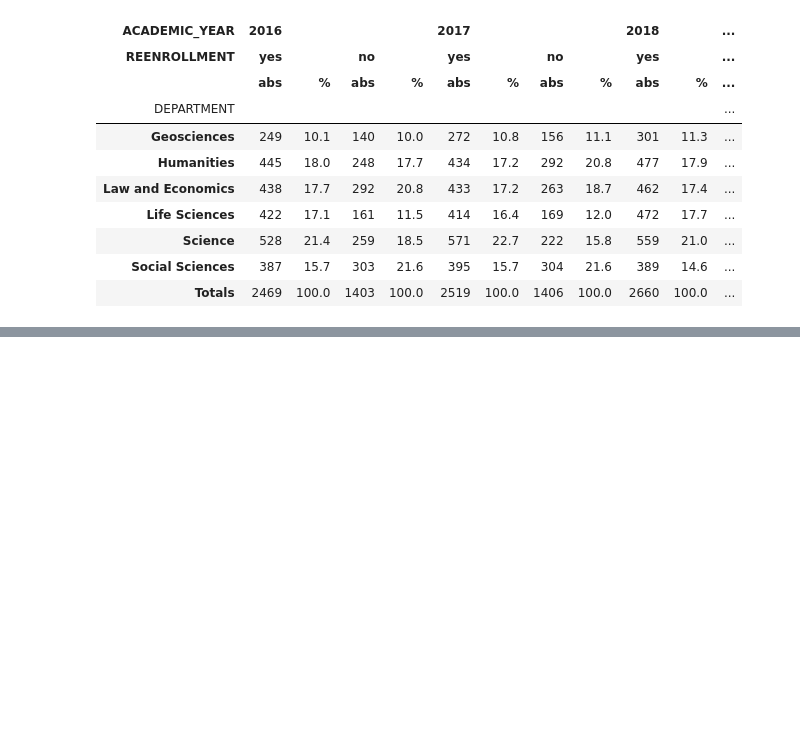
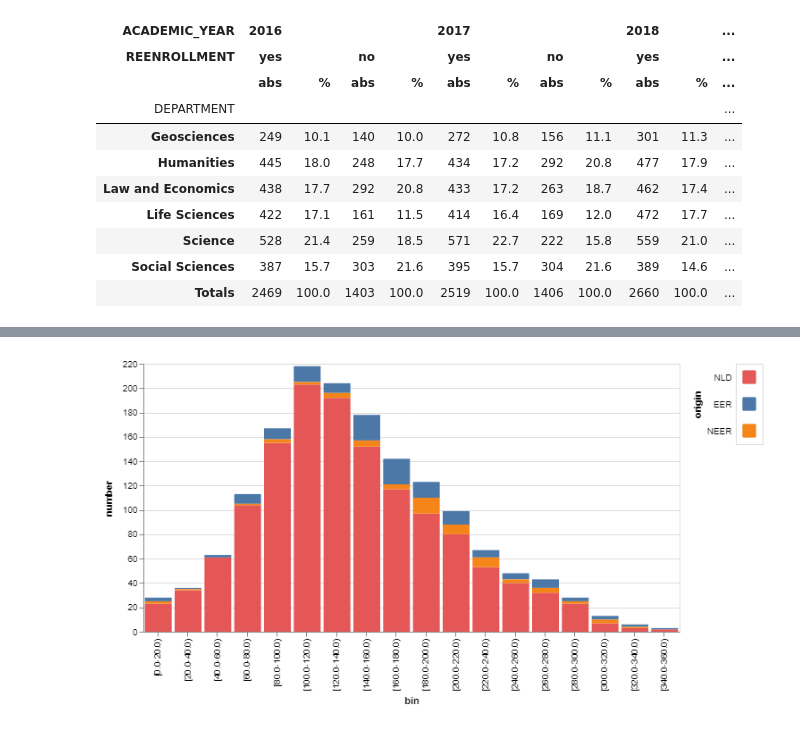
Before and after one commit to lcvriend/laserbeans, a Jupyter notebook: example.ipynb, the cells around one changed output, grey strips where cells are left out. Cells and saved outputs as stored; diff of their text form; code cells hidden in the pictures; blank space fills up the shorter version.

```diff
--- a/example.ipynb
+++ b/example.ipynb
@@ -56,0 +74,11 @@ tbl.FancyTable(df_ct).display()
+# %%
+qry = """ACADEMIC_YEAR == 2018 & REENROLLMENT == 'no' & STATUS == 'active'"""
+df['PROCESSING_TIME'] = df['STATUS_DATE'] - df['REQUEST_DATE']
+df['PROCESSING_TIME']  = df['PROCESSING_TIME'].astype('timedelta64[D]')
+df = tbl.quick_bin(df, 'PROCESSING_TIME', 20, bin_col='BIN', bin_str=True)
+df_bin = tbl.crosstab_f(df.query(qry), 'BIN', 'ORIGIN', totals_col=False, totals_row=False)
+
+var_order = df.ORIGIN.cat.categories.tolist()
+chrt.generate_bin_chart(df_bin, 'number', 'origin', var_order=var_order)
+# %% [output]
+[figure, added]
```
Also changed, not shown: parts of 9 cells of this notebook.
